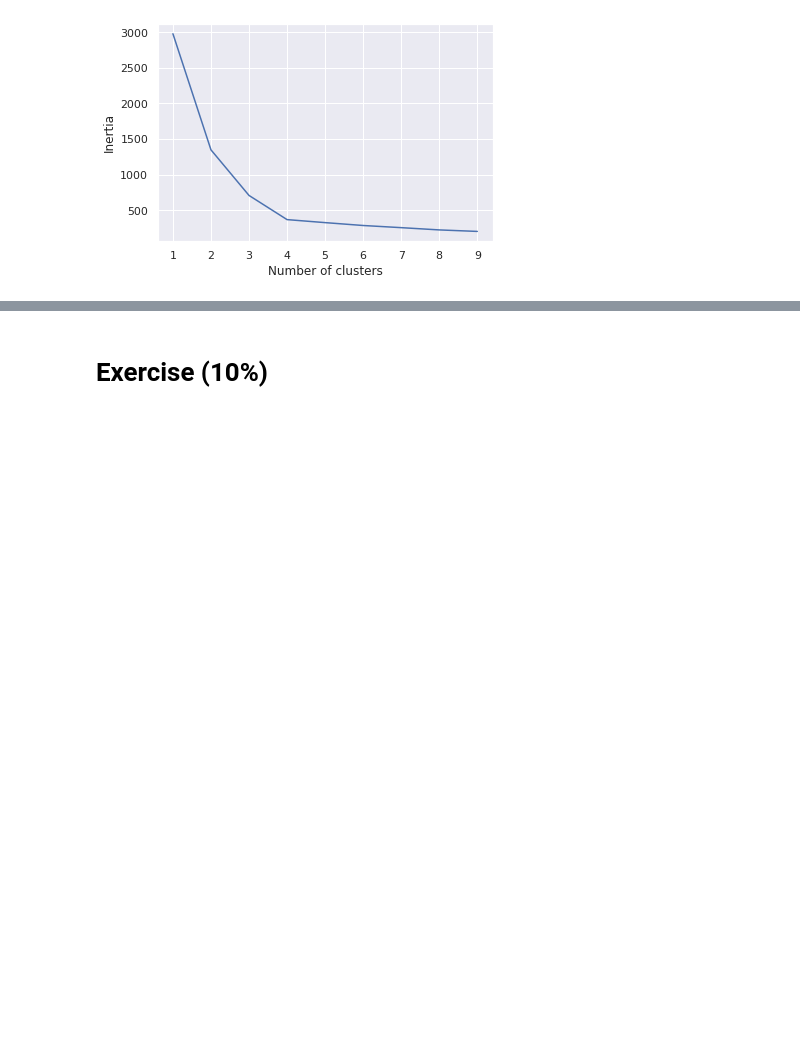
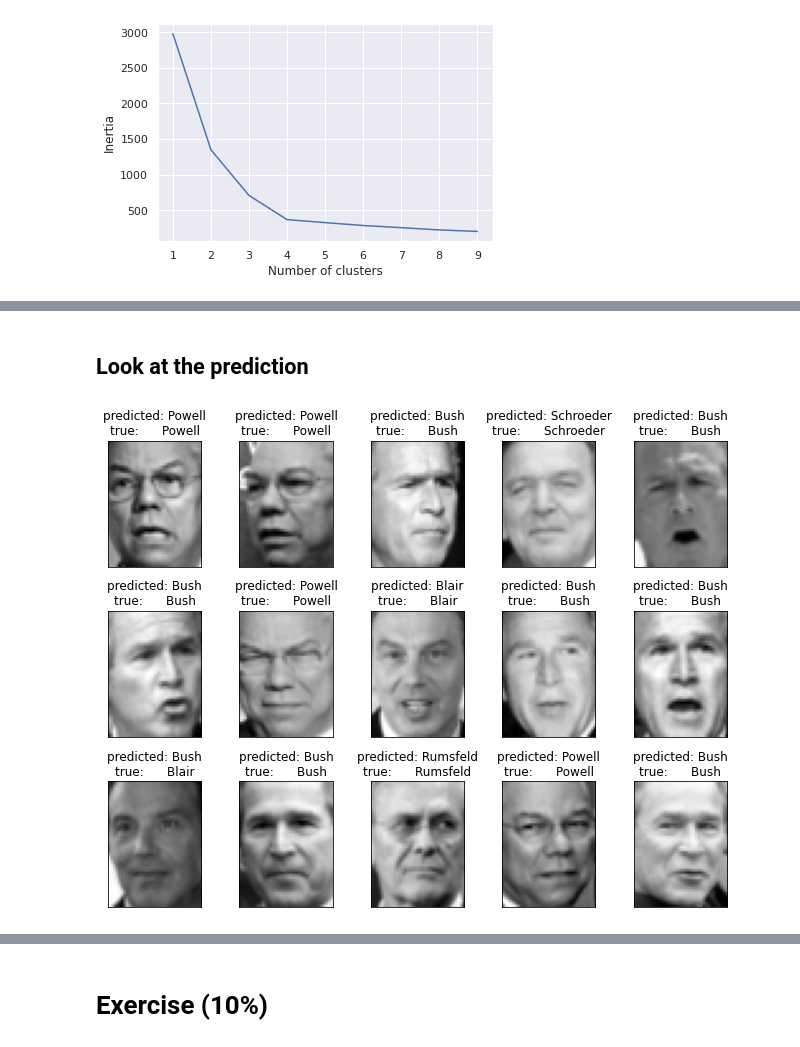
Before and after one commit to shiernee/Advanced_ML, a Jupyter notebook: Week6/WOA7015_Wk6.ipynb, the cells around one changed output, grey strips where cells are left out. Cells and saved outputs as stored; diff of their text form; code cells hidden in the pictures; blank space fills up the shorter version.

```diff
--- a/Week6/WOA7015_Wk6.ipynb
+++ b/Week6/WOA7015_Wk6.ipynb
@@ -234,0 +281,3 @@ credit to MOHAMMAD NAMVARPOUR
+# %%
+# split into a training (80%) and testing (20%) set
+X_train, X_test, y_train, y_test = train_test_split(X, y, test_size=0.2, random_state=42)
@@ -234,0 +342,44 @@ credit to MOHAMMAD NAMVARPOUR
+# %% [markdown]
+## Look at the prediction
+# %%
+def plot_gallery(images, titles, h, w, n_row=3, n_col=5):
+    """Helper function to plot a gallery of portraits
+
+       inputs:
+          images (numpy array) : array of images that we want to show
+          titles (string array) :
+          h (int) : height of the image
+          w (int) : width of the image
+          n_row (int) :
+          n_col (int) :
+    """
+    plt.figure(figsize=(1.8 * n_col, 2.4 * n_row))
+    plt.subplots_adjust(bottom=0, left=.01, right=.99, top=.90, hspace=.35)
+    for i in range(n_row * n_col):
+        plt.subplot(n_row, n_col, i + 1)
+        plt.imshow(images[i].reshape((h, w)), cmap=plt.cm.gray)
+        plt.title(titles[i], size=12)
+        plt.xticks(())
+        plt.yticks(())
+
+
+def title(y_pred, y_test, target_names, i):
+    """Helper function to generate the title
+    inputs:
+      y_pred : List of predictions
+      y_test :
+
+    outputs:
+    """
+    pred_name = target_names[y_pred[i]].rsplit(' ', 1)[-1]
+    true_name = target_names[y_test[i]].rsplit(' ', 1)[-1]
+    return 'predicted: %s\ntrue:      %s' % (pred_name, true_name)
+# %%
+# Generate titles with predicted and true labels for the images
+prediction_titles = [title(y_pred, y_test, target_names, i) for i in range(y_pred.shape[0])]
+# Call the plot function with necessary parameters
+plot_gallery(X_test, prediction_titles, h, w)
+
+plt.show()
+# %% [output]
+[figure, added]
```
Also changed, not shown: parts of 18 cells of this notebook.
